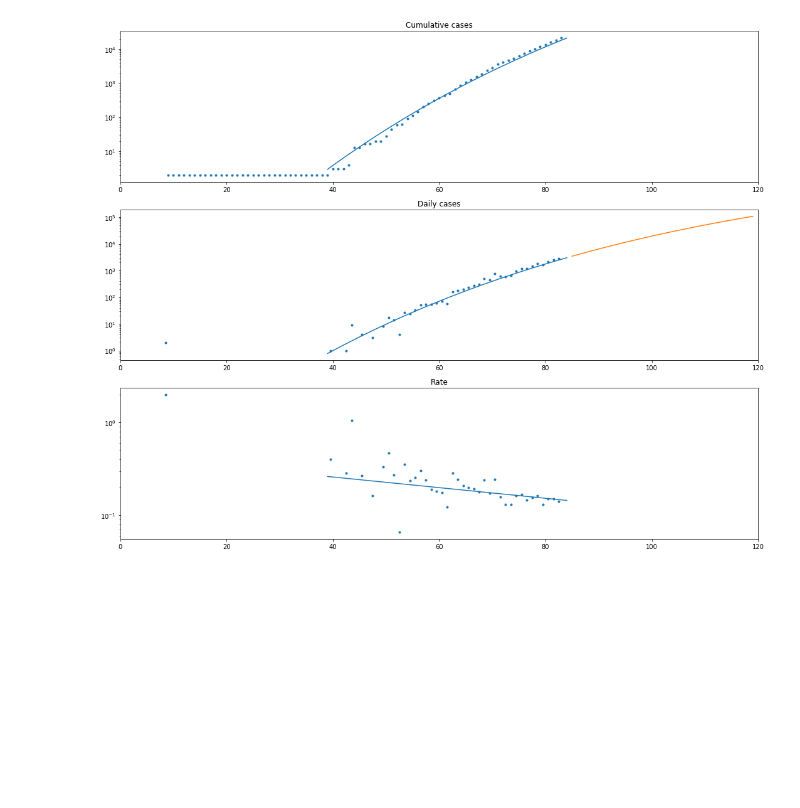
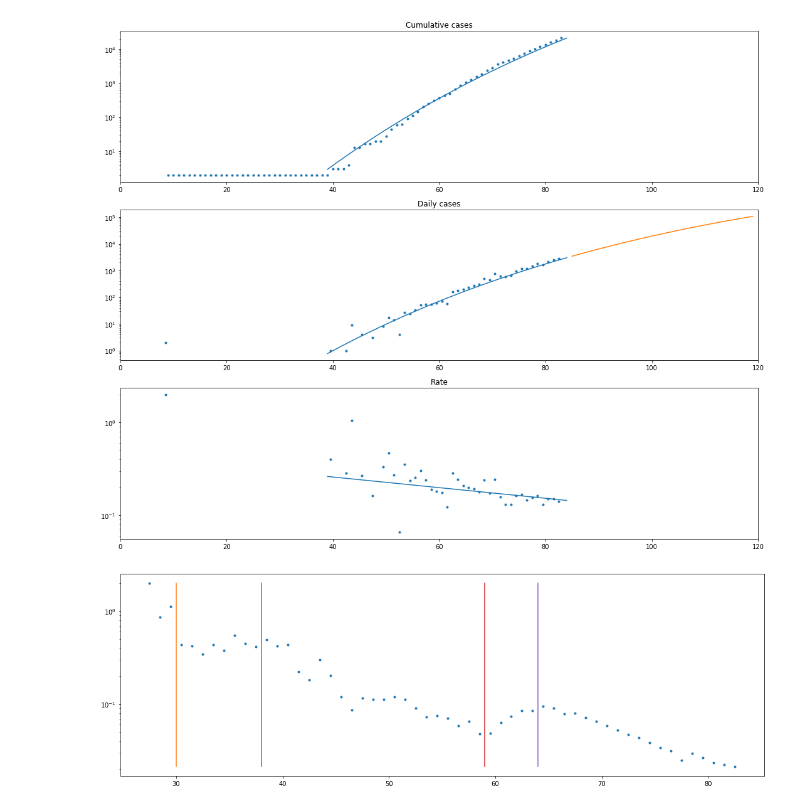
Before and after one commit to egorsobolev/covid19, a Jupyter notebook: model.ipynb, the cells around one changed output. Saved outputs shown, nothing was run; the diff lists cells and outputs as text; code cells hidden in the pictures; blank space fills up the shorter version.

Commit message:
Added Iran

```diff
--- a/model.ipynb
+++ b/model.ipynb
@@ -155,0 +153,12 @@ pp[country] = prm
+# %%
+country = 'Iran'
+cs, dt = get_country_data(country)
+
+y = cs.to_numpy().astype(float)
+# %%
+i0=30
+inv = [[i0, i0+8], [i0+8, i0+29],[i0+29, i0+34],[i0+34, y.size]]
+
+show_inv(y, inv)
+# %% [output]
+[figure, added]
```
Also changed, not shown: parts of 3 cells of this notebook, 2 other files.
